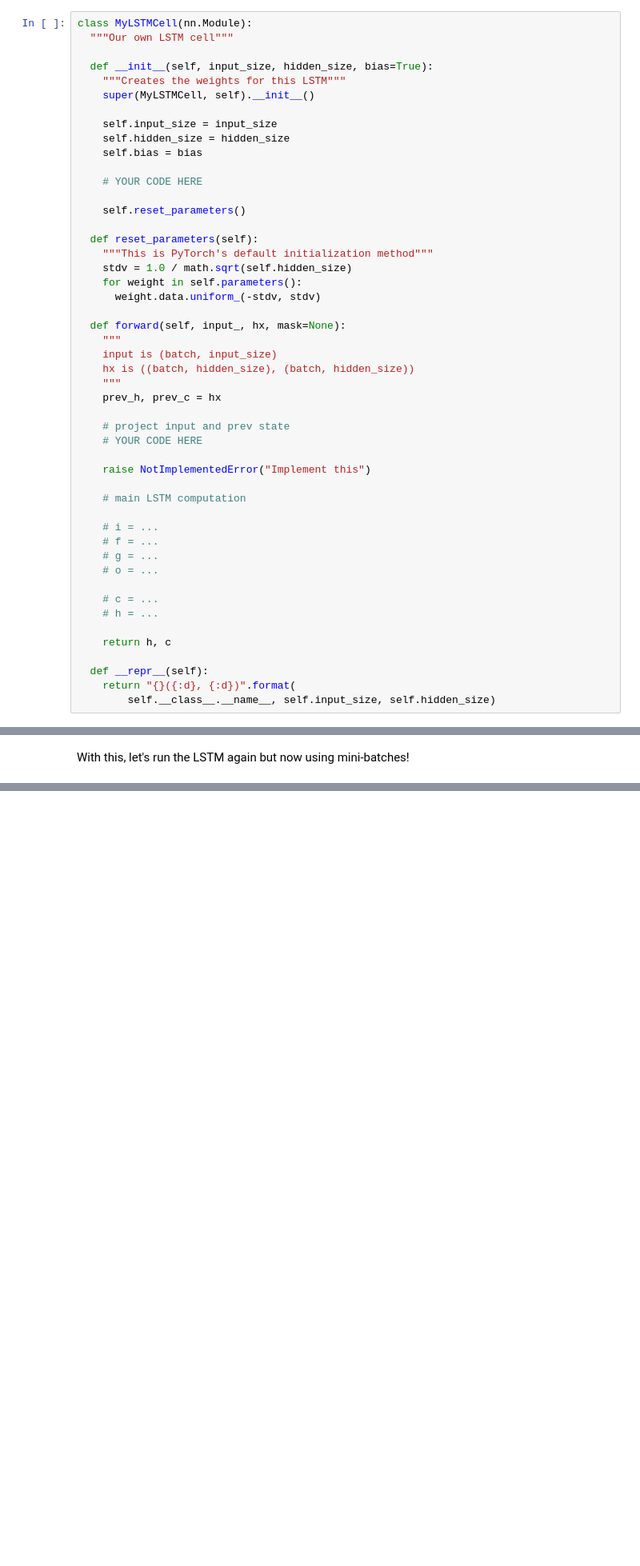
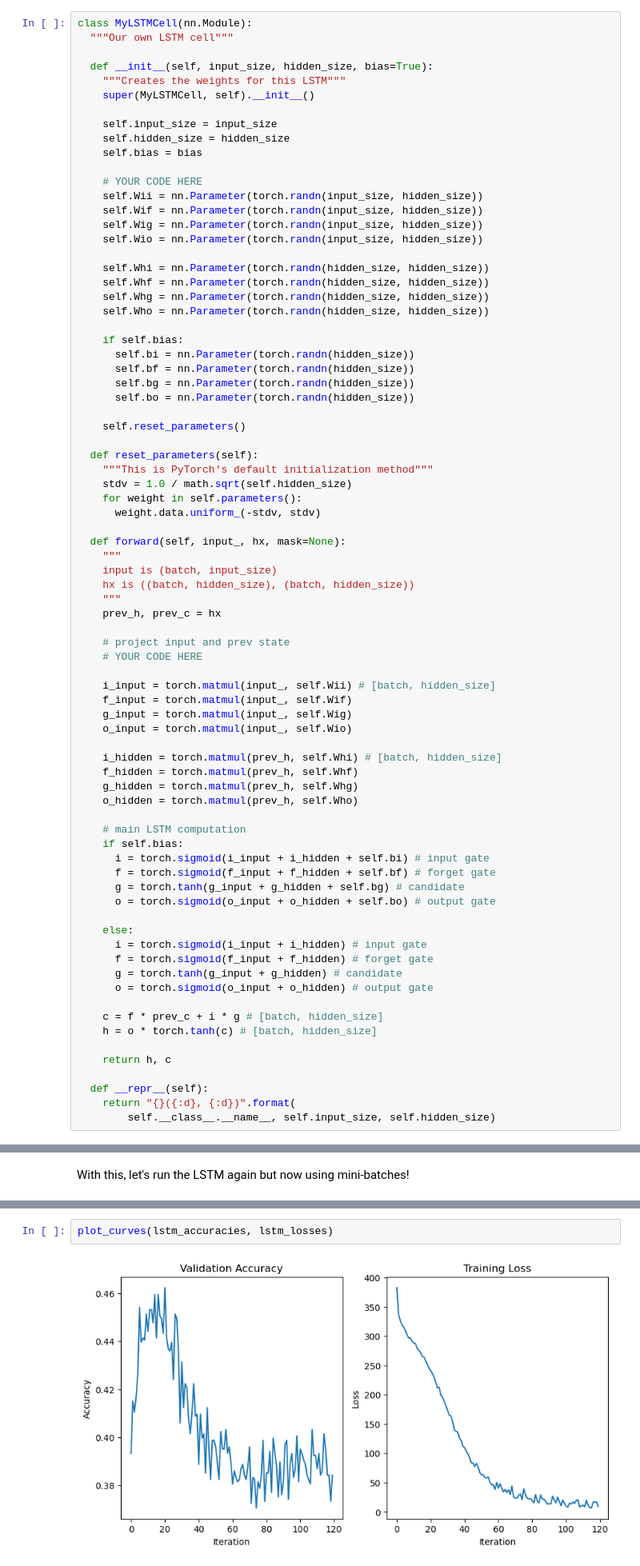
Before and after one commit to NiccoloCase/uva-nlp-1-assignments, a Jupyter notebook: assignment2/NLP1_2025_Practical_2.ipynb, the cells around one changed output, grey strips where cells are left out. Shown at 80% size. Saved outputs shown, nothing was run; the diff lists cells and outputs as text; blank space fills up the shorter version.

Commit message:
LSTM implementation

```diff
--- a/assignment2/NLP1_2025_Practical_2.ipynb
+++ b/assignment2/NLP1_2025_Practical_2.ipynb
@@ -1039,6 +1233,21 @@ class MyLSTMCell(nn.Module):
     self.bias = bias
 
     # YOUR CODE HERE
+    self.Wii = nn.Parameter(torch.randn(input_size, hidden_size))
+    self.Wif = nn.Parameter(torch.randn(input_size, hidden_size))
+    self.Wig = nn.Parameter(torch.randn(input_size, hidden_size))
+    self.Wio = nn.Parameter(torch.randn(input_size, hidden_size))
+
+    self.Whi = nn.Parameter(torch.randn(hidden_size, hidden_size))
+    self.Whf = nn.Parameter(torch.randn(hidden_size, hidden_size))
+    self.Whg = nn.Parameter(torch.randn(hidden_size, hidden_size))
+    self.Who = nn.Parameter(torch.randn(hidden_size, hidden_size))
+
+    if self.bias:
+      self.bi = nn.Parameter(torch.randn(hidden_size))
+      self.bf = nn.Parameter(torch.randn(hidden_size))
+      self.bg = nn.Parameter(torch.randn(hidden_size))
+      self.bo = nn.Parameter(torch.randn(hidden_size))
 
     self.reset_parameters()
 
@@ -1058,17 +1267,31 @@ class MyLSTMCell(nn.Module):
     # project input and prev state
     # YOUR CODE HERE
 
-    raise NotImplementedError("Implement this")
+    i_input = torch.matmul(input_, self.Wii) # [batch, hidden_size]
+    f_input = torch.matmul(input_, self.Wif)
+    g_input = torch.matmul(input_, self.Wig)
+    o_input = torch.matmul(input_, self.Wio)
+
+    i_hidden = torch.matmul(prev_h, self.Whi) # [batch, hidden_size]
+    f_hidden = torch.matmul(prev_h, self.Whf)
+    g_hidden = torch.matmul(prev_h, self.Whg)
+    o_hidden = torch.matmul(prev_h, self.Who)
 
     # main LSTM computation
+    if self.bias:
+      i = torch.sigmoid(i_input + i_hidden + self.bi) # input gate
+      f = torch.sigmoid(f_input + f_hidden + self.bf) # forget gate
+      g = torch.tanh(g_input + g_hidden + self.bg) # candidate
+      o = torch.sigmoid(o_input + o_hidden + self.bo) # output gate
 
-    # i = ...
-    # f = ...
-    # g = ...
-    # o = ...
+    else:
+      i = torch.sigmoid(i_input + i_hidden) # input gate
+      f = torch.sigmoid(f_input + f_hidden) # forget gate
+      g = torch.tanh(g_input + g_hidden) # candidate
+      o = torch.sigmoid(o_input + o_hidden) # output gate
 
-    # c = ...
-    # h = ...
+    c = f * prev_c + i * g # [batch, hidden_size]
+    h = o * torch.tanh(c) # [batch, hidden_size]
 
     return h, c
 
@@ -1387,3 +1662,7 @@ lstm_losses, lstm_accuracies = train_model(
+# %%
+plot_curves(lstm_accuracies, lstm_losses)
+# %% [output]
+[figure, added]
 # %% [markdown]
 Fine-tuning word embeddings
 # %%
```
Also changed, not shown: parts of 45 cells of this notebook.
